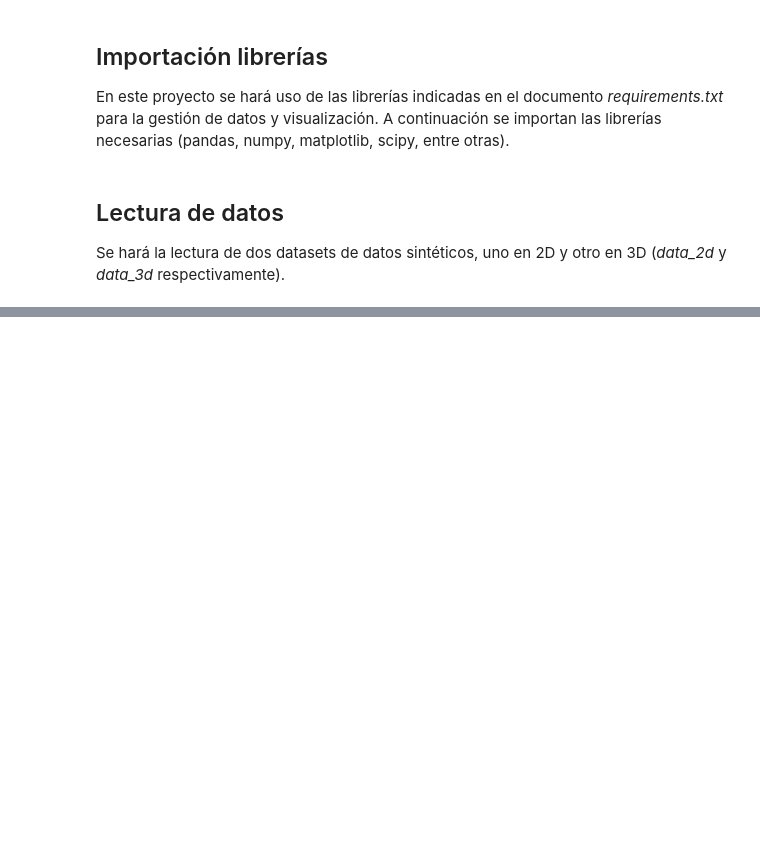
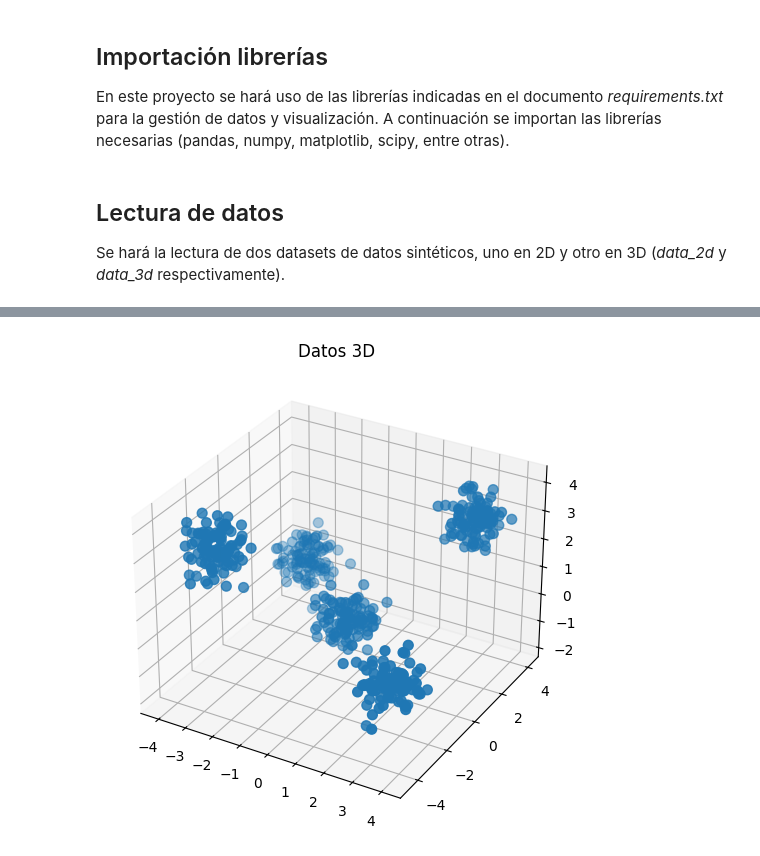
Before and after one commit to Daniel-PosadaPUJ/Proyecto1_ALC, a Jupyter notebook: notebooks/kmeans_punto1.ipynb, the cells around one changed output, grey strips where cells are left out. Saved outputs shown, nothing was run; the diff lists cells and outputs as text; code cells hidden in the pictures; blank space fills up the shorter version.

```diff
--- a/notebooks/kmeans_punto1.ipynb
+++ b/notebooks/kmeans_punto1.ipynb
@@ -51,0 +55,4 @@ data_3d.head()
+# %%
+# Lectura de datos 3d
+data_3d = pd.read_csv('../data/data_3d.csv')
+data_3d.head()
@@ -51,0 +110,9 @@ data_3d.head()
+# %%
+# Gráfica de los datos 3D
+fig = plt.figure(figsize=(8, 6))
+ax = fig.add_subplot(111, projection='3d')
+ax.scatter(data_3d["x"], data_3d["y"], data_3d["z"], s=50)
+ax.set_title("Datos 3D")
+plt.show()
+# %% [output]
+[figure, added]
```
Also changed, not shown: parts of 20 cells of this notebook, 3 other files.
